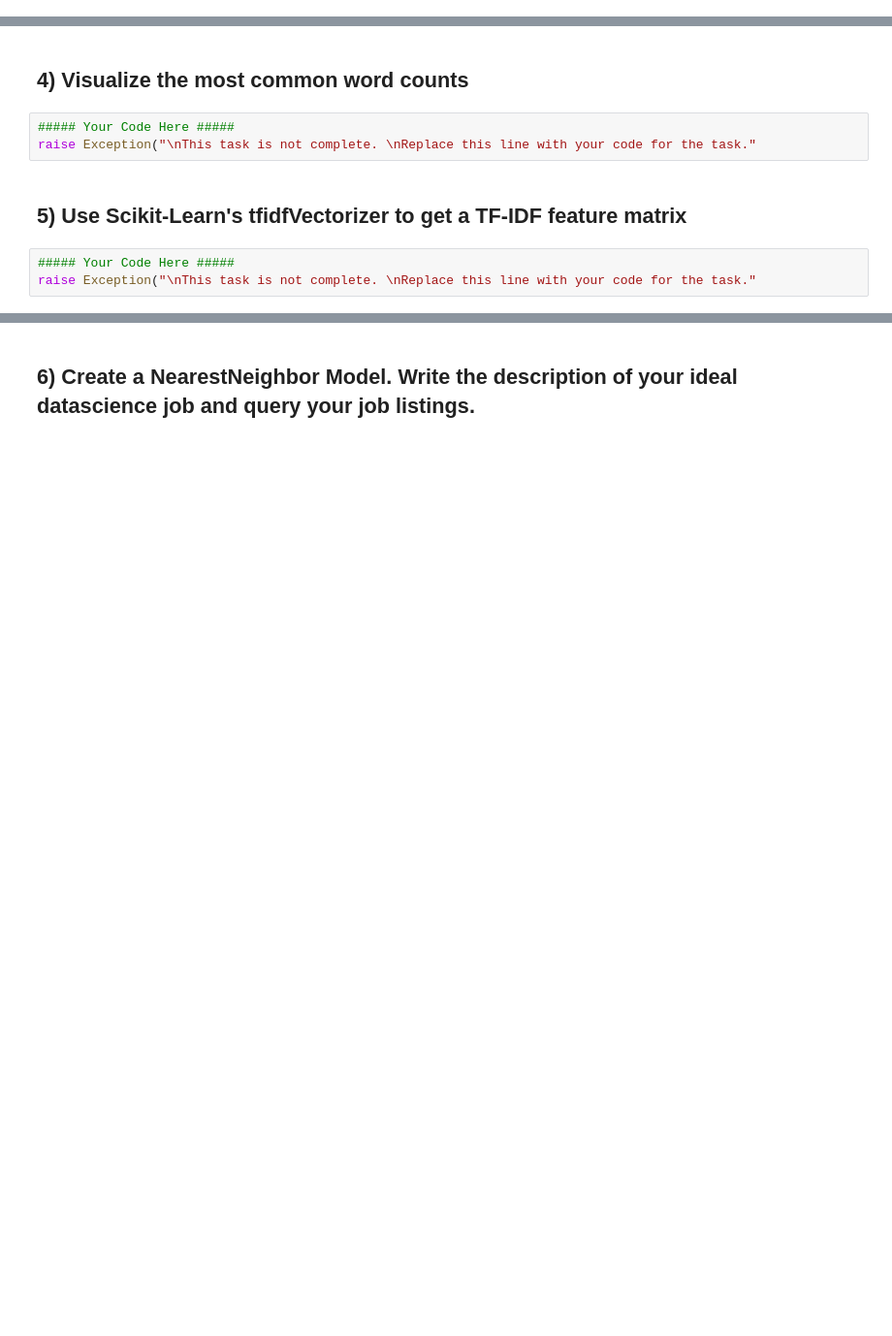
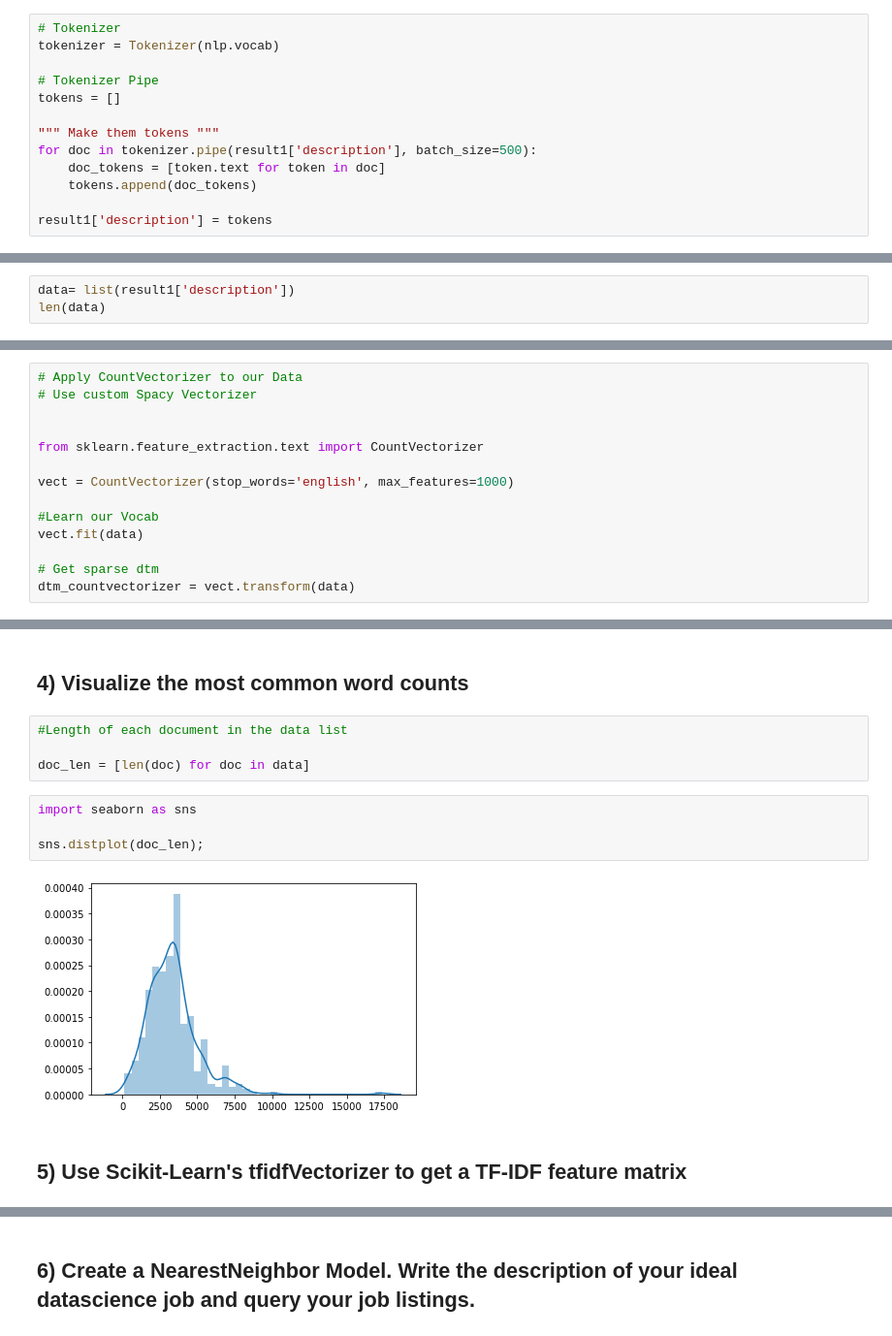
Before and after one commit to JenBanks8585/DS-Unit-4-Sprint-1-NLP, a Jupyter notebook: module2-vector-representations/LS_DS_412_Vector_Representations_Assignment.ipynb, the cells around one changed output, grey strips where cells are left out. Shown at 97% size. Drawn from its saved outputs; the diff is of its cells as text; blank space fills up the shorter version.

```diff
--- a/module2-vector-representations/LS_DS_412_Vector_Representations_Assignment.ipynb
+++ b/module2-vector-representations/LS_DS_412_Vector_Representations_Assignment.ipynb
@@ -32,0 +138,13 @@ raise Exception("\nThis task is not complete. \nReplace this line with your code
+# %%
+# Tokenizer
+tokenizer = Tokenizer(nlp.vocab)
+
+# Tokenizer Pipe
+tokens = []
+
+""" Make them tokens """
+for doc in tokenizer.pipe(result1['description'], batch_size=500):
+    doc_tokens = [token.text for token in doc]
+    tokens.append(doc_tokens)
+
+result1['description'] = tokens
@@ -37,0 +162,3 @@ raise Exception("\nThis task is not complete. \nReplace this line with your code
+# %%
+data= list(result1['description'])
+len(data)
@@ -37,0 +167,14 @@ raise Exception("\nThis task is not complete. \nReplace this line with your code
+# %%
+# Apply CountVectorizer to our Data
+# Use custom Spacy Vectorizer
+
+
+from sklearn.feature_extraction.text import CountVectorizer
+
+vect = CountVectorizer(stop_words='english', max_features=1000)
+
+#Learn our Vocab
+vect.fit(data)
+
+# Get sparse dtm
+dtm_countvectorizer = vect.transform(data)
@@ -38,10 +202,14 @@ raise Exception("\nThis task is not complete. \nReplace this line with your code
 # %% [markdown]
 ## 4) Visualize the most common word counts
-# %%
-##### Your Code Here #####
-raise Exception("\nThis task is not complete. \nReplace this line with your code for the task."
+# %%
+#Length of each document in the data list
+
+doc_len = [len(doc) for doc in data]
+# %%
+import seaborn as sns
+
+sns.distplot(doc_len);
+# %% [output]
+[figure, added]
 # %% [markdown]
 ## 5) Use Scikit-Learn's tfidfVectorizer to get a TF-IDF feature matrix
-# %%
-##### Your Code Here #####
-raise Exception("\nThis task is not complete. \nReplace this line with your code for the task."
```
Also changed, not shown: parts of 41 cells of this notebook.
